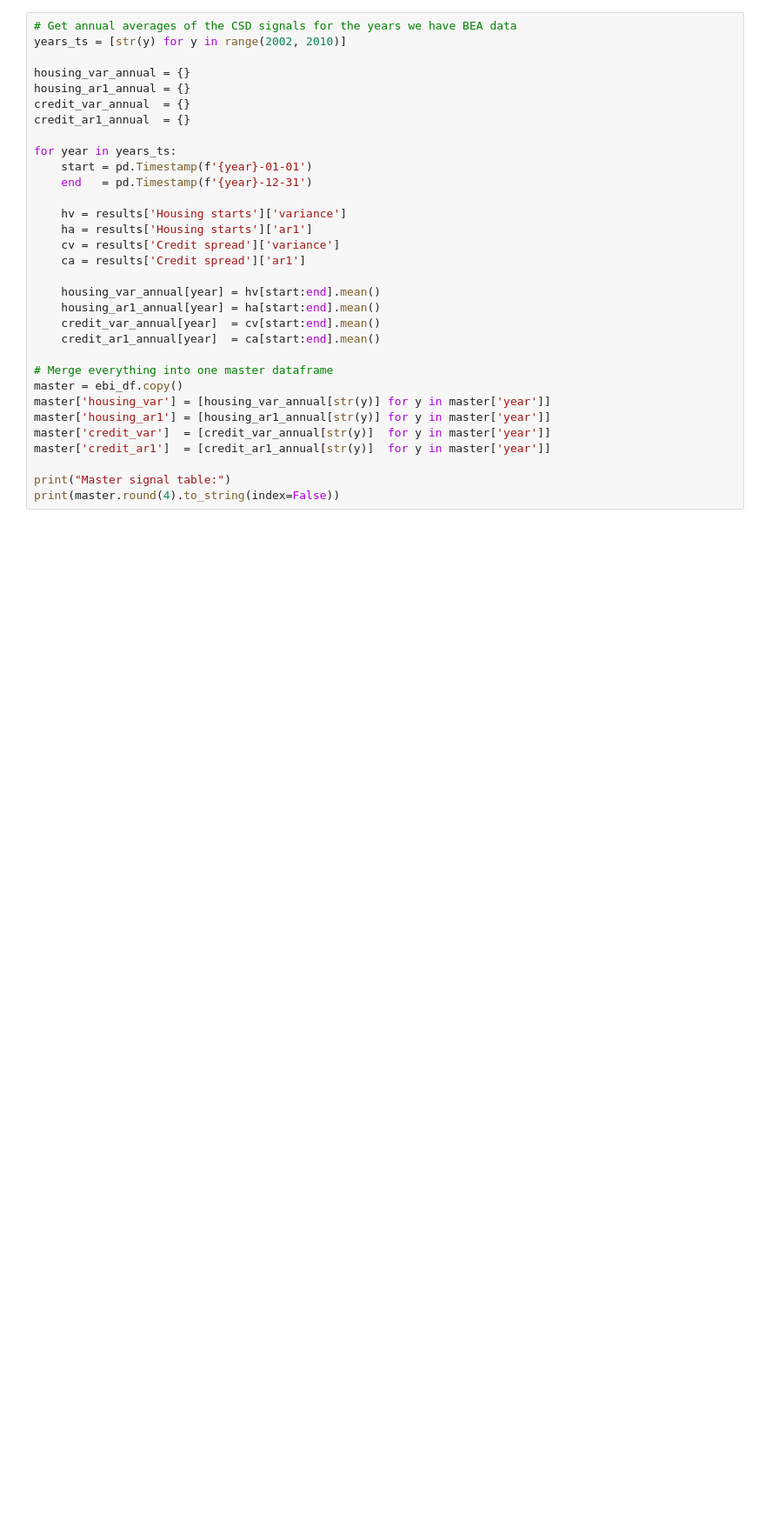
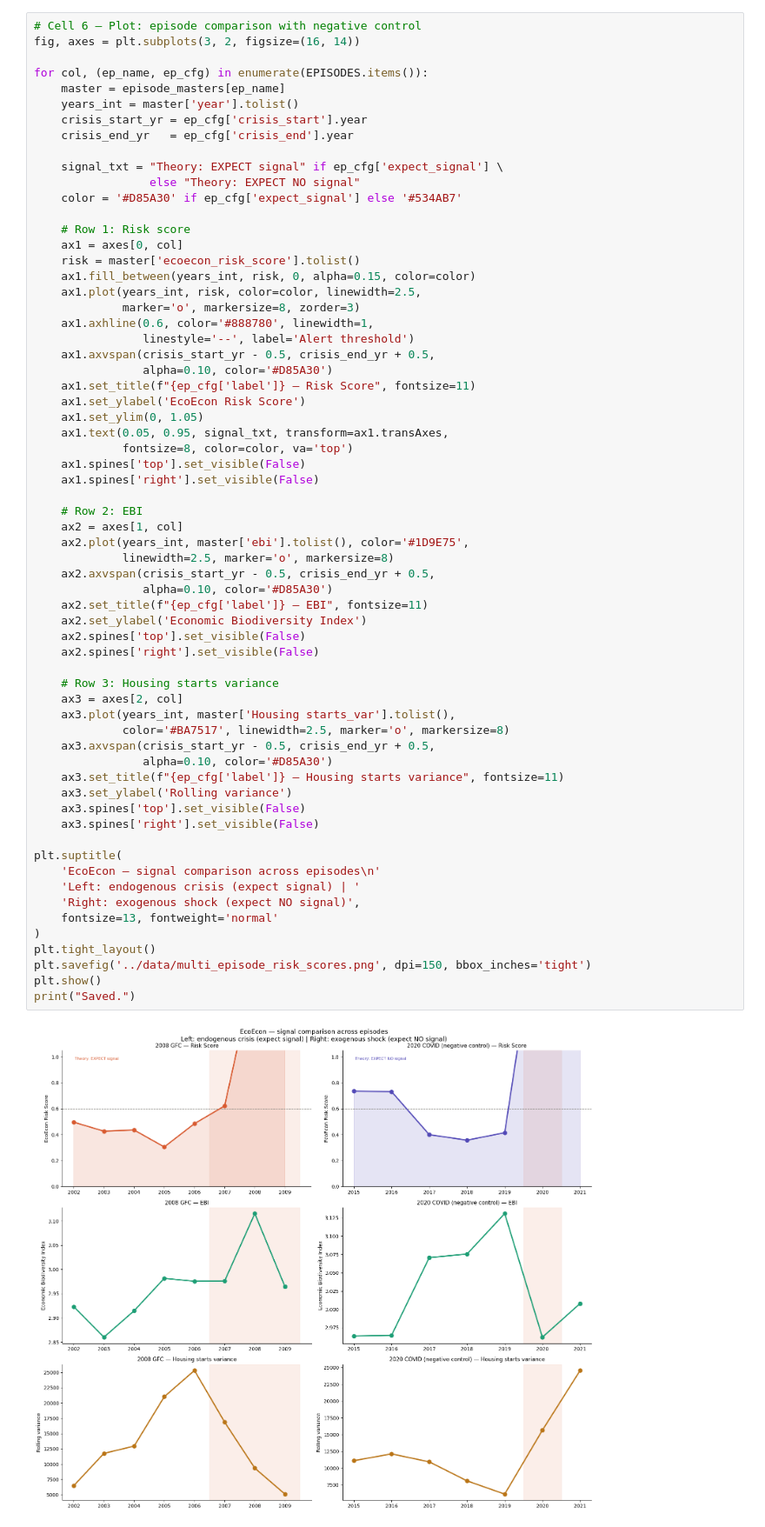
Before and after one commit to Abhiv1028/EcoEcon, a Jupyter notebook: notebooks/02_critical_slowing_down.ipynb, the cells around one changed output. Shown at 87% size. Drawn from its saved outputs; the diff is of its cells as text; blank space fills up the shorter version.

Commit message:
Phase 2: multi-episode CSD, leakage fix, 2020 negative control, false positive analysis

```diff
--- a/notebooks/02_critical_slowing_down.ipynb
+++ b/notebooks/02_critical_slowing_down.ipynb
@@ -164,33 +273,66 @@ EBI data loaded:
 # %%
-# Get annual averages of the CSD signals for the years we have BEA data
-years_ts = [str(y) for y in range(2002, 2010)]
+# Cell 6 — Plot: episode comparison with negative control
+fig, axes = plt.subplots(3, 2, figsize=(16, 14))
 
-housing_var_annual = {}
-housing_ar1_annual = {}
-credit_var_annual  = {}
-credit_ar1_annual  = {}
+for col, (ep_name, ep_cfg) in enumerate(EPISODES.items()):
+    master = episode_masters[ep_name]
+    years_int = master['year'].tolist()
+    crisis_start_yr = ep_cfg['crisis_start'].year
+    crisis_end_yr   = ep_cfg['crisis_end'].year
 
-for year in years_ts:
-    start = pd.Timestamp(f'{year}-01-01')
-    end   = pd.Timestamp(f'{year}-12-31')
+    signal_txt = "Theory: EXPECT signal" if ep_cfg['expect_signal'] \
+                 else "Theory: EXPECT NO signal"
+    color = '#D85A30' if ep_cfg['expect_signal'] else '#534AB7'
 
-    hv = results['Housing starts']['variance']
-    ha = results['Housing starts']['ar1']
-    cv = results['Credit spread']['variance']
-    ca = results['Credit spread']['ar1']
+    # Row 1: Risk score
+    ax1 = axes[0, col]
+    risk = master['ecoecon_risk_score'].tolist()
+    ax1.fill_between(years_int, risk, 0, alpha=0.15, color=color)
+    ax1.plot(years_int, risk, color=color, linewidth=2.5,
+             marker='o', markersize=8, zorder=3)
+    ax1.axhline(0.6, color='#888780', linewidth=1,
+                linestyle='--', label='Alert threshold')
+    ax1.axvspan(crisis_start_yr - 0.5, crisis_end_yr + 0.5,
+                alpha=0.10, color='#D85A30')
+    ax1.set_title(f"{ep_cfg['label']} — Risk Score", fontsize=11)
+    ax1.set_ylabel('EcoEcon Risk Score')
+    ax1.set_ylim(0, 1.05)
+    ax1.text(0.05, 0.95, signal_txt, transform=ax1.transAxes,
+             fontsize=8, color=color, va='top')
+    ax1.spines['top'].set_visible(False)
+    ax1.spines['right'].set_visible(False)
 
-    housing_var_annual[year] = hv[start:end].mean()
-    housing_ar1_annual[year] = ha[start:end].mean()
-    credit_var_annual[year]  = cv[start:end].mean()
-    credit_ar1_annual[year]  = ca[start:end].mean()
+    # Row 2: EBI
+    ax2 = axes[1, col]
+    ax2.plot(years_int, master['ebi'].tolist(), color='#1D9E75',
+             linewidth=2.5, marker='o', markersize=8)
+    ax2.axvspan(crisis_start_yr - 0.5, crisis_end_yr + 0.5,
+                alpha=0.10, color='#D85A30')
+    ax2.set_title(f"{ep_cfg['label']} — EBI", fontsize=11)
+    ax2.set_ylabel('Economic Biodiversity Index')
+    ax2.spines['top'].set_visible(False)
+    ax2.spines['right'].set_visible(False)
 
-# Merge everything into one master dataframe
-master = ebi_df.copy()
-master['housing_var'] = [housing_var_annual[str(y)] for y in master['year']]
-master['housing_ar1'] = [housing_ar1_annual[str(y)] for y in master['year']]
-master['credit_var']  = [credit_var_annual[str(y)]  for y in master['year']]
-master['credit_ar1']  = [credit_ar1_annual[str(y)]  for y in master['year']]
+    # Row 3: Housing starts variance
+    ax3 = axes[2, col]
+    ax3.plot(years_int, master['Housing starts_var'].tolist(),
+             color='#BA7517', linewidth=2.5, marker='o', markersize=8)
+    ax3.axvspan(crisis_start_yr - 0.5, crisis_end_yr + 0.5,
+                alpha=0.10, color='#D85A30')
+    ax3.set_title(f"{ep_cfg['label']} — Housing starts variance", fontsize=11)
+    ax3.set_ylabel('Rolling variance')
+    ax3.spines['top'].set_visible(False)
+    ax3.spines['right'].set_visible(False)
 
-print("Master signal table:")
-print(master.round(4).to_string(index=False))
+plt.suptitle(
+    'EcoEcon — signal comparison across episodes\n'
+    'Left: endogenous crisis (expect signal) | '
+    'Right: exogenous shock (expect NO signal)',
+    fontsize=13, fontweight='normal'
+)
+plt.tight_layout()
+plt.savefig('../data/multi_episode_risk_scores.png', dpi=150, bbox_inches='tight')
+plt.show()
+print("Saved.")
 # %% [output]
+[figure, added]
```
Also changed, not shown: parts of 7 cells of this notebook, 11 other files.
